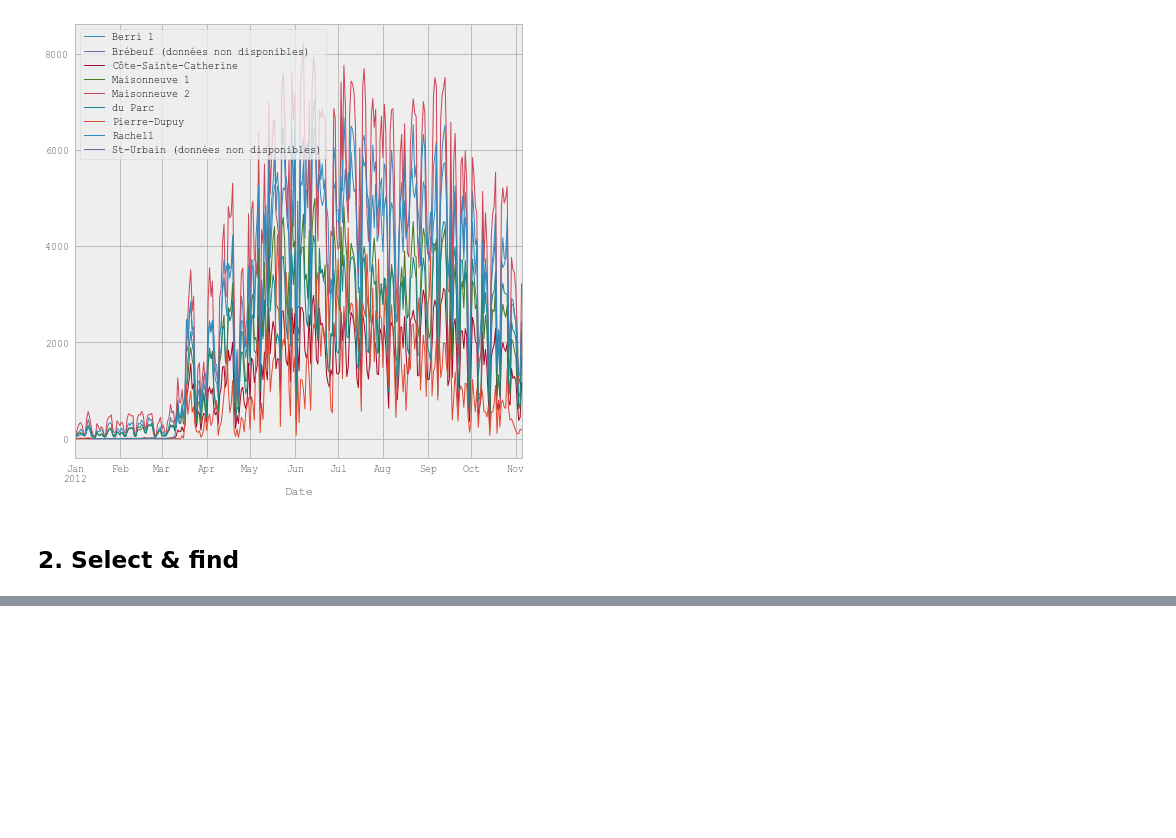
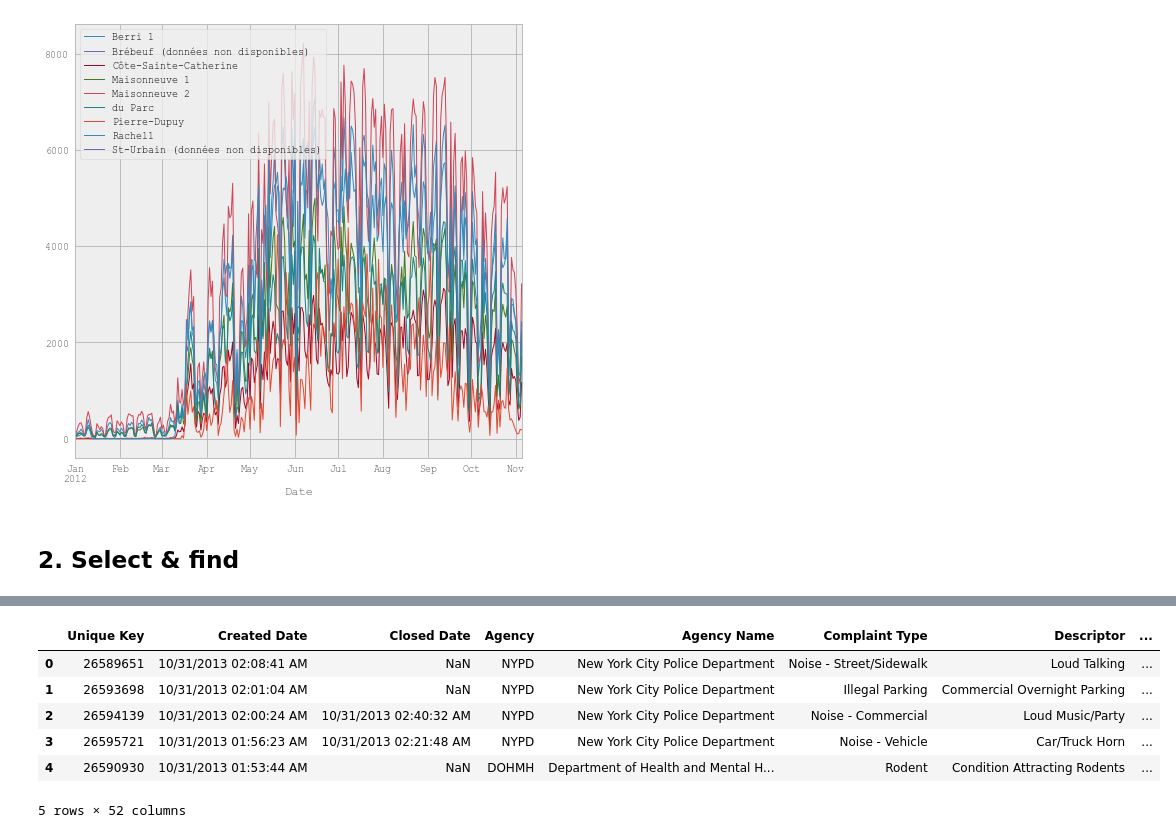
Before and after one commit to WojciechSupko/JupyterStuff, a Jupyter notebook: PandasTutorial.ipynb, the cells around one changed output, grey strips where cells are left out. Cells and saved outputs as stored; diff of their text form; code cells hidden in the pictures; blank space fills up the shorter version.

```diff
--- a/PandasTutorial.ipynb
+++ b/PandasTutorial.ipynb
@@ -52,4 +53,4 @@ db = pd.read_csv('./data/311-service-requests.csv')
 # %%
-pd.set_option('display.mpl_style', 'default')
+# pd.set_option('display.mpl_style', 'default')
 pd.set_option('display.width', 5000)
-pd.set_option('display.max_columns', 60)
+pd.set_option('display.max_columns', 50)
@@ -81,0 +57,10 @@ db
+# %%
+complaints[:5]
+# %% [output]
+|  | Unique Key | Created Date | Closed Date | Agency | Agency Name | Complaint Type | Descriptor | ... |
+| 0 | 26589651 | 10/31/2013 02:08:41 AM | NaN | NYPD | New York City Police Department | Noise - Street/Sidewalk | Loud Talking | ... |
+| 1 | 26593698 | 10/31/2013 02:01:04 AM | NaN | NYPD | New York City Police Department | Illegal Parking | Commercial Overnight Parking | ... |
+| 2 | 26594139 | 10/31/2013 02:00:24 AM | 10/31/2013 02:40:32 AM | NYPD | New York City Police Department | Noise - Commercial | Loud Music/Party | ... |
+| 3 | 26595721 | 10/31/2013 01:56:23 AM | 10/31/2013 02:21:48 AM | NYPD | New York City Police Department | Noise - Vehicle | Car/Truck Horn | ... |
+| 4 | 26590930 | 10/31/2013 01:53:44 AM | NaN | DOHMH | Department of Health and Mental H... | Rodent | Condition Attracting Rodents | ... |
+5 rows × 52 columns
```
Also changed, not shown: parts of 5 cells of this notebook.
